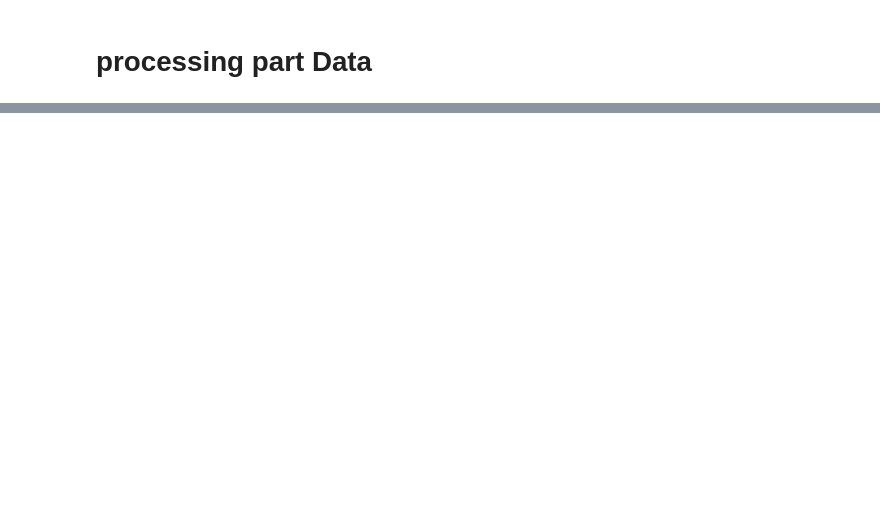
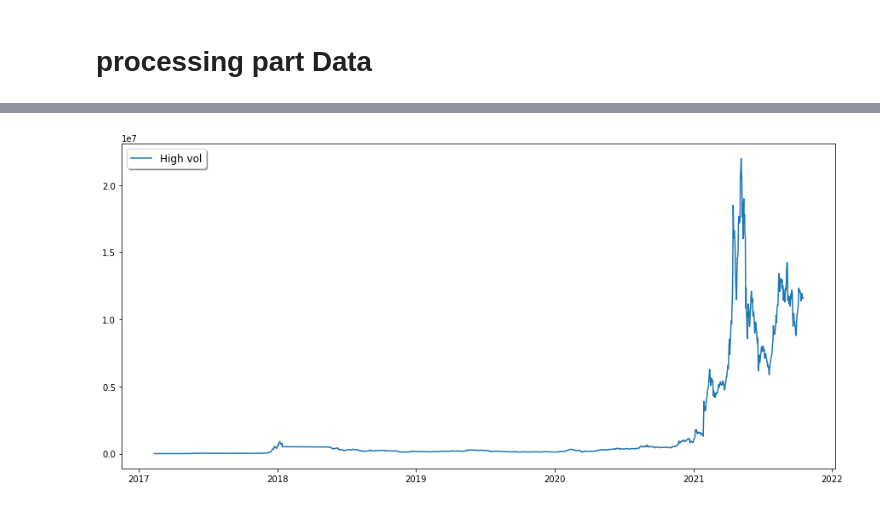
Before and after one commit to GuillaumePv/lowbeta_cryptocurrency, a Jupyter notebook: notebooks/low_vol_strat.ipynb, the cells around one changed output, grey strips where cells are left out. Cells and saved outputs as stored; diff of their text form; code cells hidden in the pictures; blank space fills up the shorter version.

```diff
--- a/notebooks/low_vol_strat.ipynb
+++ b/notebooks/low_vol_strat.ipynb
@@ -161,0 +145,7 @@ Length: 1724, dtype: float64
+# %%
+plt.figure(figsize=(15,7))
+plt.plot(high_vol)
+plt.legend(['High vol'],loc='upper left',fontsize='large',fancybox=True, shadow=True)
+plt.show()
+# %% [output]
+[figure, added]
```
Also changed, not shown: parts of 3 cells of this notebook.
